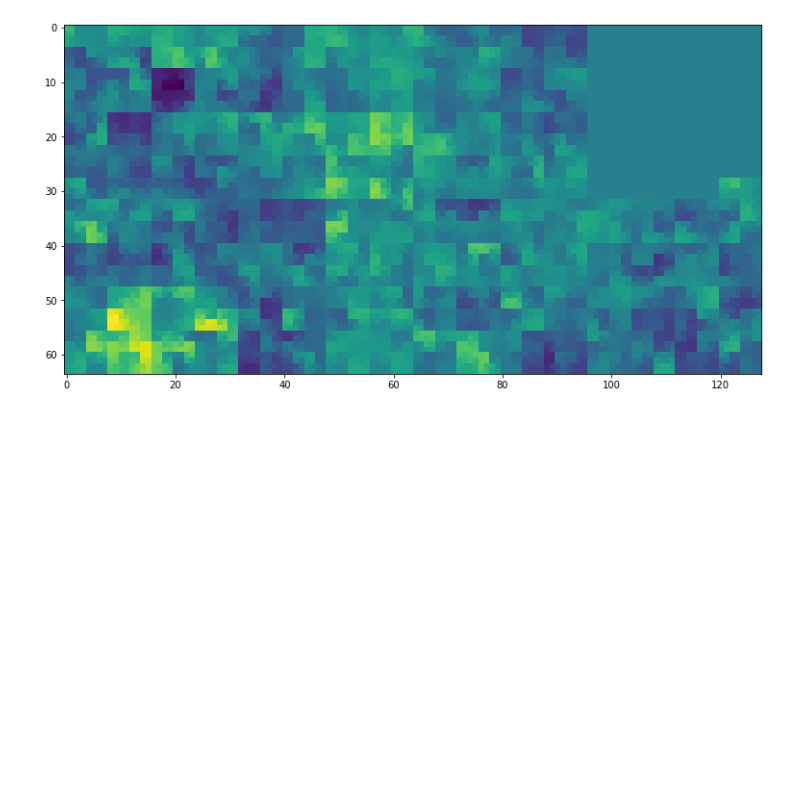
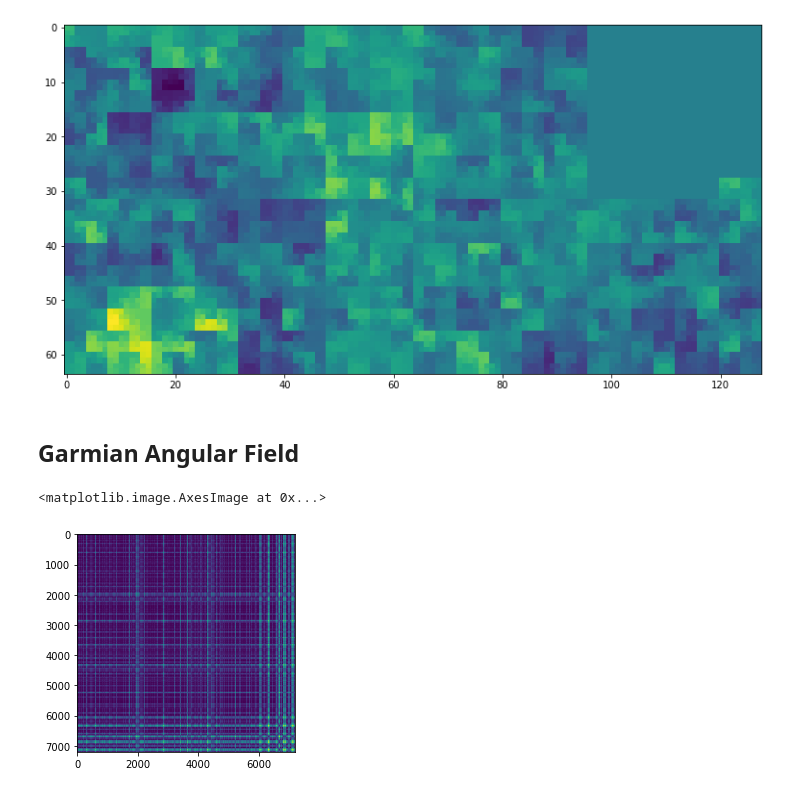
Before and after one commit to alifele/Brain_Computer_Interface, a Jupyter notebook: Tools_Review.ipynb, the cells around one changed output. Drawn from its saved outputs; the diff is of its cells as text; code cells hidden in the pictures; blank space fills up the shorter version.

```diff
--- a/Tools_Review.ipynb
+++ b/Tools_Review.ipynb
@@ -69,3 +67,5 @@ plt.imshow(mat)
 # %% [output]
 <matplotlib.image.AxesImage at 0x...>
 [figure]
+# %% [markdown]
+## Garmian Angular Field
@@ -71,0 +75,7 @@ plt.imshow(mat)
+# %%
+mat = Garmian_calculator(subj_1['test_data'][34][:,6])
+# %%
+plt.imshow(mat)
+# %% [output]
+<matplotlib.image.AxesImage at 0x...>
+[figure, added]
```
Also changed, not shown: parts of 11 cells of this notebook, 1 other file.
